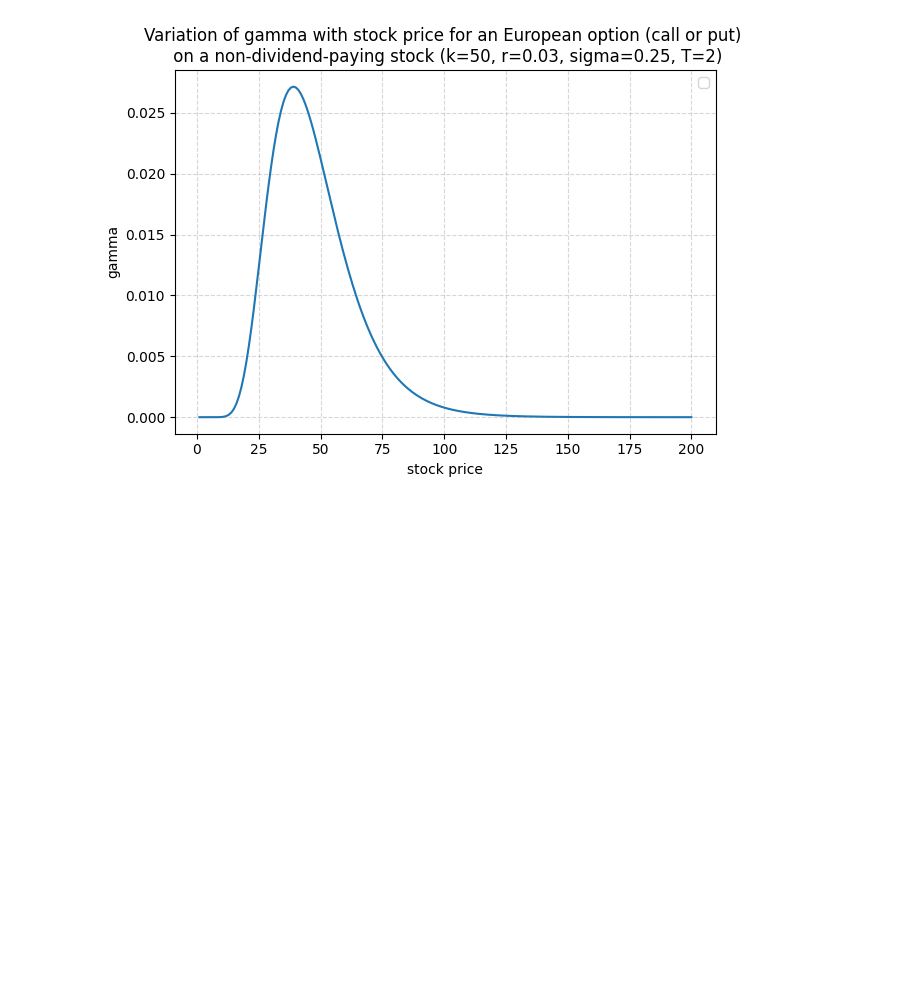
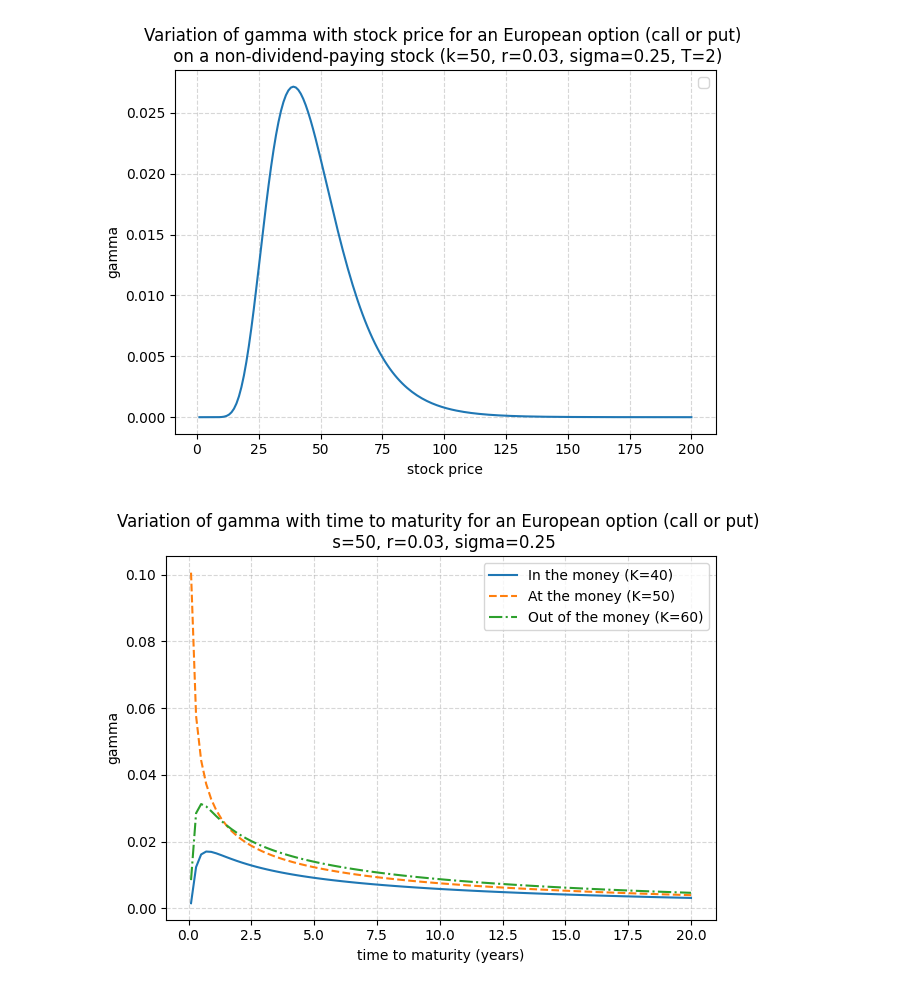
Before and after one commit to hsiuhsil/options_futures_derivatives, a Jupyter notebook: notebooks/demo of greeks.ipynb, the cells around one changed output. Cells and saved outputs as stored; diff of their text form; code cells hidden in the pictures; blank space fills up the shorter version.

Commit message:
Add a visualization for the gamma variation with time to maturity

```diff
--- a/notebooks/demo of greeks.ipynb
+++ b/notebooks/demo of greeks.ipynb
@@ -110,3 +110,24 @@ plt.legend()
 plt.show()
 # %% [output]
 [figure]
+# %%
+maturities = np.linspace(0.1,20,100)
+gamma_vec = np.vectorize(gamma)
+
+for k, moneyness, linestyle in zip(
+    [40,50,60],
+    ['In the money','At the money','Out of the money'],
+    ['-','--','-.']
+):
+    gammas = gamma_vec(s=50, k=k, r=0.03, sigma=0.25, T=maturities)
+    plt.plot(maturities, gammas, linestyle=linestyle, label=f'{moneyness} (K={k})')
+
+plt.ylabel('gamma')
+plt.xlabel('time to maturity (years)')
+plt.title('Variation of gamma with time to maturity for an European option (call or put) \n s=50, r=0.03, sigma=0.25')
+plt.grid(True, linestyle='--', alpha=0.5)
+plt.legend()
+plt.tight_layout()
+plt.show()
+# %% [output]
+[figure, added]
```
Also changed, not shown: 1 other file.
